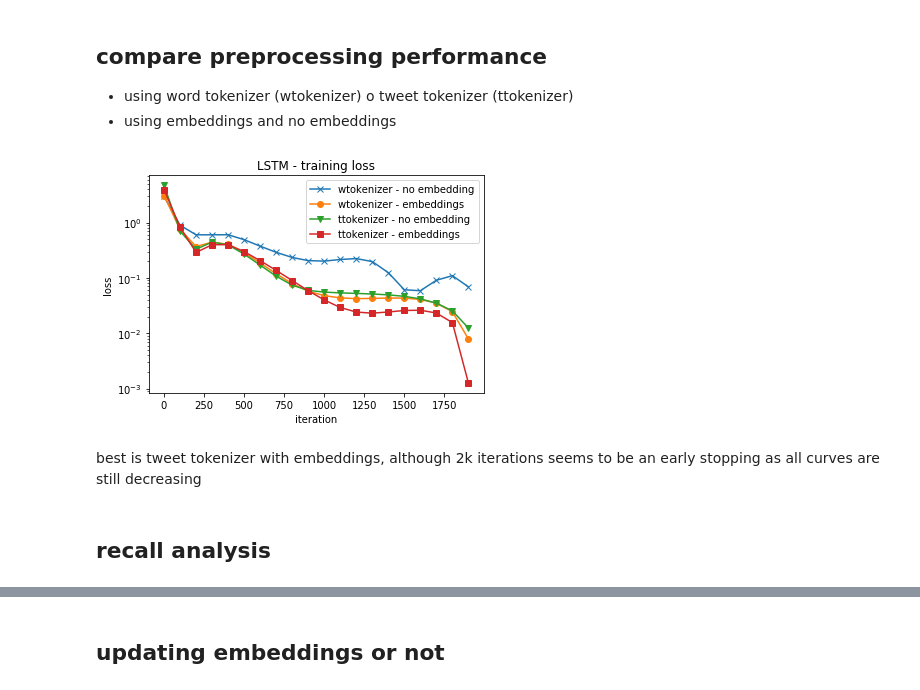
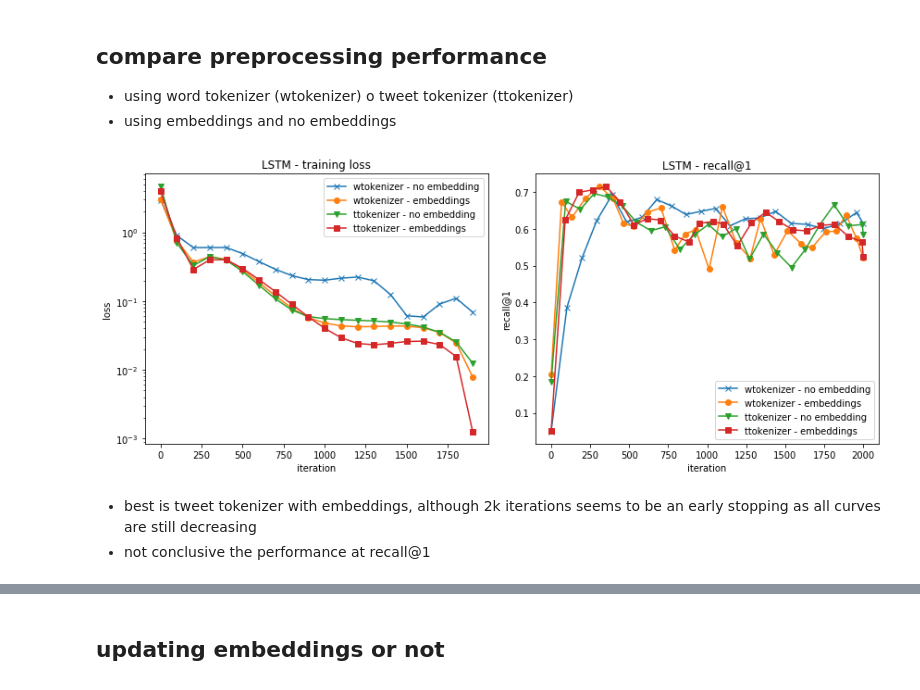
Before and after one commit to johnnytorres/recsys_twconv_s2s, a Jupyter notebook: analysis/results_analysis.ipynb, the cells around one changed output, grey strips where cells are left out. Cells and saved outputs as stored; diff of their text form; code cells hidden in the pictures.

Commit message:
update results

```diff
--- a/analysis/results_analysis.ipynb
+++ b/analysis/results_analysis.ipynb
@@ -25,34 +15,78 @@ def smooth_curve(x, y, smooth=0.1):
     bspl = splrep(x,y,s=smooth)
     bspl_y = splev(x,bspl)
     return x, bspl_y
+# %%
+v1d1_eval_loss =pd.read_csv('../results/twconvrsu_v1d1-eval-loss.csv')
+v1d1_training_loss = pd.read_csv('../results/twconvrsu_v1d1-training-loss.csv')
+v1d1p2_eval_loss =pd.read_csv('../results/twconvrsu_v1d1p2-eval-loss.csv')
+v1d1p2_training_loss = pd.read_csv('../results/twconvrsu_v1d1p2-training-loss.csv')
+
+v1d2_eval_loss =pd.read_csv('../results/twconvrsu_v1d2-eval-loss.csv')
+v1d2_training_loss = pd.read_csv('../results/twconvrsu_v1d2-training-loss.csv')
+v1d2p2_eval_loss =pd.read_csv('../results/twconvrsu_v1d2p2-eval-loss.csv')
+v1d2p2_training_loss = pd.read_csv('../results/twconvrsu_v1d2p2-training-loss.csv')
+# %%
+v1d1_recall =pd.read_csv('../results/twconvrsu_v1d1-eval-recall_at_1.csv')
+v1d1p2_recall =pd.read_csv('../results/twconvrsu_v1d1p2-eval-recall_at_1.csv')
+v1d2_recall =pd.read_csv('../results/twconvrsu_v1d2-eval-recall_at_1.csv')
+v1d2p2_recall =pd.read_csv('../results/twconvrsu_v1d2p2-eval-recall_at_1.csv')
 # %%
+plt.figure(figsize=(12,5))
+
+plt.subplot(1,2,1)
 
 x, y = smooth_curve(v1d1_training_loss.Step, v1d1_training_loss.Value)
 plt.plot(x, y, marker='x')
 
 x, y = smooth_curve(v1d1p2_training_loss.Step, v1d1p2_training_loss.Value)
 plt.plot(x, y, marker='o')
 
 x, y = smooth_curve(v1d2_training_loss.Step, v1d2_training_loss.Value)
 plt.plot(x, y, marker='v')
 
 x, y = smooth_curve(v1d2p2_training_loss.Step, v1d2p2_training_loss.Value)
 plt.plot(x, y, marker='s')
 
 plt.yscale('log')
 plt.title('LSTM - training loss')
 plt.legend([
     'wtokenizer - no embedding',
     'wtokenizer - embeddings',
     'ttokenizer - no embedding',
     'ttokenizer - embeddings'])
 
 plt.ylabel('loss')
 plt.xlabel('iteration')
-plt.savefig('../results/loss_iterations.eps', format='eps')
+
+plt.subplot(1,2,2)
+
+x, y = smooth_curve(v1d1_recall.Step, v1d1_recall.Value,0)
+plt.plot(x, y, marker='x')
+
+x, y = smooth_curve(v1d1p2_recall.Step, v1d1p2_recall.Value,0)
+plt.plot(x, y, marker='o')
+
+x, y = smooth_curve(v1d2_recall.Step, v1d2_recall.Value,0)
+plt.plot(x, y, marker='v')
+
+x, y = smooth_curve(v1d2p2_recall.Step, v1d2p2_recall.Value,0)
+plt.plot(x, y, marker='s')
+
+#plt.yscale('log')
+plt.title('LSTM - recall@1')
+plt.legend([
+    'wtokenizer - no embedding',
+    'wtokenizer - embeddings',
+    'ttokenizer - no embedding',
+    'ttokenizer - embeddings'])
+
+plt.ylabel('recall@1')
+plt.xlabel('iteration')
+
+plt.tight_layout()
+plt.savefig('../results/preprocessing_perf.eps', format='eps')
 # %% [output]
-[figure, old version]
+[figure, new version]
 # %% [markdown]
-best is tweet tokenizer with embeddings, although 2k iterations seems to be an early stopping as all curves are still decreasing
+- best is tweet tokenizer with embeddings, although 2k iterations seems to be an early stopping as all curves are still decreasing
+- not conclusive the performance at recall@1
-# %% [markdown]
-## recall analysis
```
Also changed, not shown: parts of 11 cells of this notebook, 51 other files.
